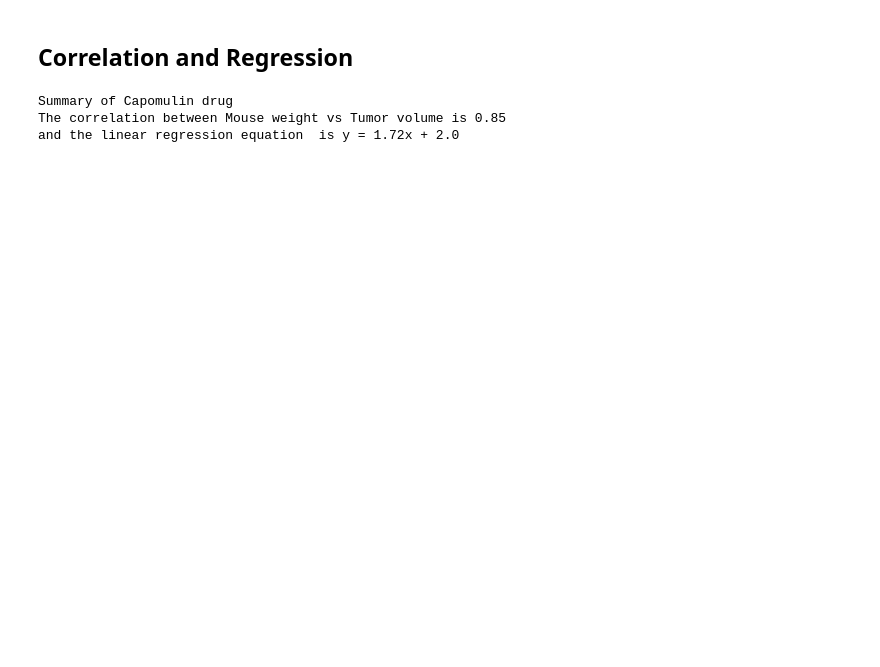
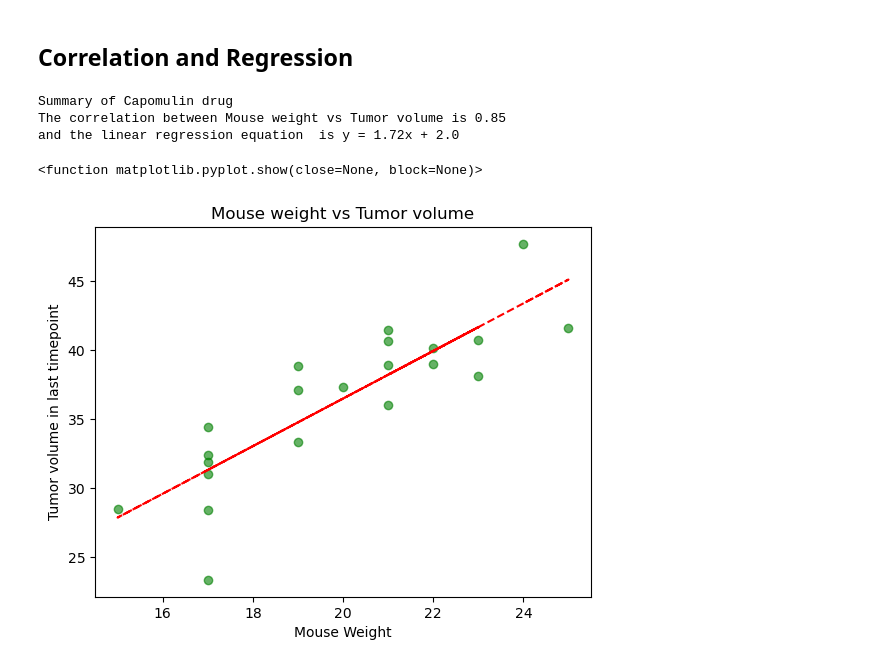
Before and after one commit to joluigi/matplotlib-challenge, a Jupyter notebook: pymaceuticals_starter.ipynb, the cells around one changed output. Saved outputs shown, nothing was run; the diff lists cells and outputs as text; code cells hidden in the pictures; blank space fills up the shorter version.

Commit message:
reference images and linear regression plot

```diff
--- a/pymaceuticals_starter.ipynb
+++ b/pymaceuticals_starter.ipynb
@@ -357,7 +357,7 @@ correlation = st.pearsonr(weight, tumor_vol)
 # for mouse weight and average tumor volume for the Capomulin regimen
 
 (slope, intercept, rvalue, pvalue, stderr) = st.linregress(weight, tumor_vol)
-regress_values = weight * slope + intercept
+regress_values = slope * weight + intercept
 line_eq = "y = " + str(round(slope,2)) + "x + " + str(round(intercept,2))
 print(f'Summary of Capomulin drug')
 print(f'The correlation between Mouse weight vs Tumor volume is {round(correlation[0],2)}')
@@ -366,3 +366,13 @@ print(f'and the linear regression equation  is {line_eq}')
 Summary of Capomulin drug
 The correlation between Mouse weight vs Tumor volume is 0.85
 and the linear regression equation  is y = 1.72x + 2.0
+# %%
+plt.title("Mouse weight vs Tumor volume")
+plt.xlabel("Mouse Weight")
+plt.ylabel("Tumor volume in last timepoint")
+plt.scatter(weight, tumor_vol, marker = 'o', facecolors = 'green', alpha=0.60)
+plt.plot(weight, regress_values,'--', color='r')
+plt.show
+# %% [output]
+<function matplotlib.pyplot.show(close=None, block=None)>
+[figure, added]
```
Also changed, not shown: parts of 6 cells of this notebook, 2 other files.
